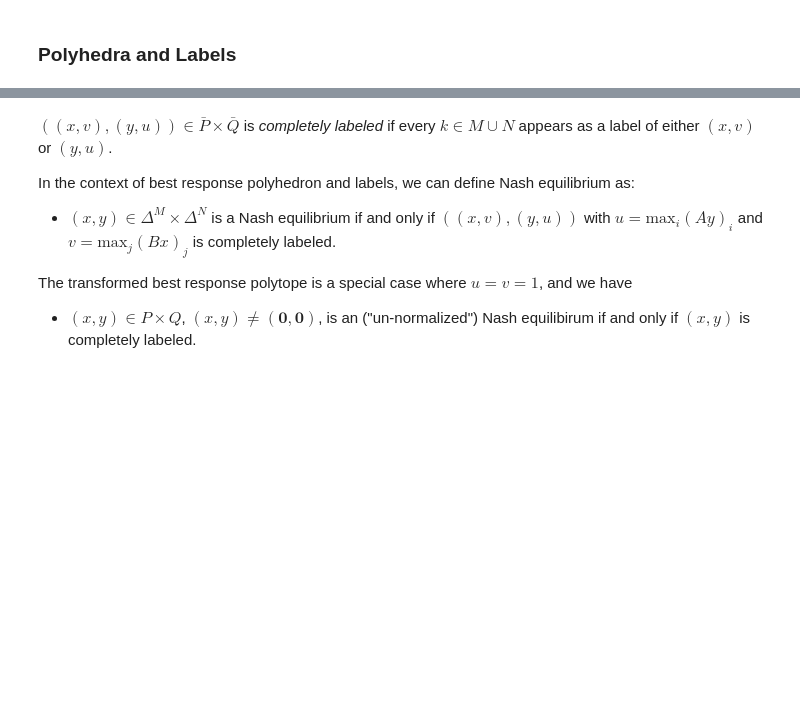
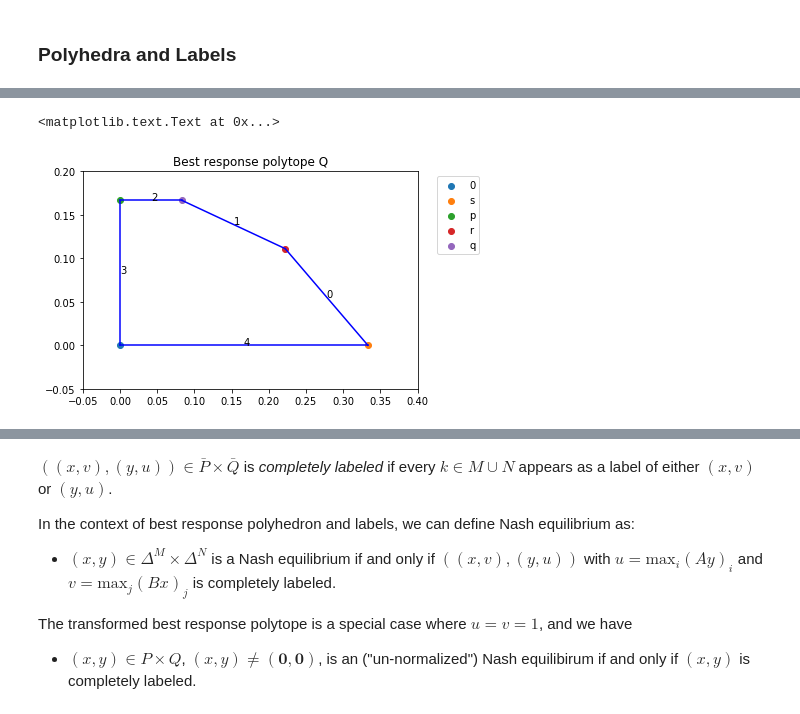
Before and after one commit to shizejin/Lemke_Howson_notebook, a Jupyter notebook: Lemke_howson.ipynb, the cells around one changed output, grey strips where cells are left out. Drawn from its saved outputs; the diff is of its cells as text; code cells hidden in the pictures; blank space fills up the shorter version.

```diff
--- a/Lemke_howson.ipynb
+++ b/Lemke_howson.ipynb
@@ -392,0 +292,42 @@ plt.show()
+# %%
+# Draw the best response polytope Q
+from scipy.spatial import HalfspaceIntersection, ConvexHull
+from itertools import combinations
+
+halfspaces = np.empty((5, 3))
+halfspaces[:3, :-1] = A
+halfspaces[3:, :-1] = -np.eye(2)
+halfspaces[:3, -1] = -1
+halfspaces[3:, -1] = 0
+feasible_point = np.array([0.05, 0.05])
+hs = HalfspaceIntersection(halfspaces, feasible_point)
+
+vertices_ind = np.empty((len(halfspaces), len(hs.intersections)), dtype = bool)
+for i, constraint in enumerate(halfspaces):
+    vertices_ind[i, :] = np.isclose(np.dot(np.hstack((hs.intersections,
+                                                      np.ones((len(hs.intersections), 1)))),
+                                           constraint),
+                                    0)
+
+fig = plt.figure()
+ax = fig.add_subplot('111')
+xlim, ylim = (-0.05, 0.40), (-0.05, 0.20)
+ax.set_xlim(xlim)
+ax.set_ylim(ylim)
+
+for ind in vertices_ind:
+    vertices = hs.intersections[ind]
+    ax.plot(vertices[:, 0], vertices[:, 1], c = 'b')
+
+for i in range(len(halfspaces)):
+    label_xyz = np.average(hs.intersections[vertices_ind[i]], axis=0)
+    ax.text(*label_xyz, str(i))
+
+pts_labels = ['0', 's', 'p', 'r', 'q']
+for pt, l in zip(hs.intersections, pts_labels):
+    ax.scatter(*pt, label=l)
+plt.legend(bbox_to_anchor=(1.2, 1.0))
+plt.title('Best response polytope Q')
+# %% [output]
+<matplotlib.text.Text at 0x...>
+[figure, added]
```
Also changed, not shown: parts of 33 cells of this notebook.
